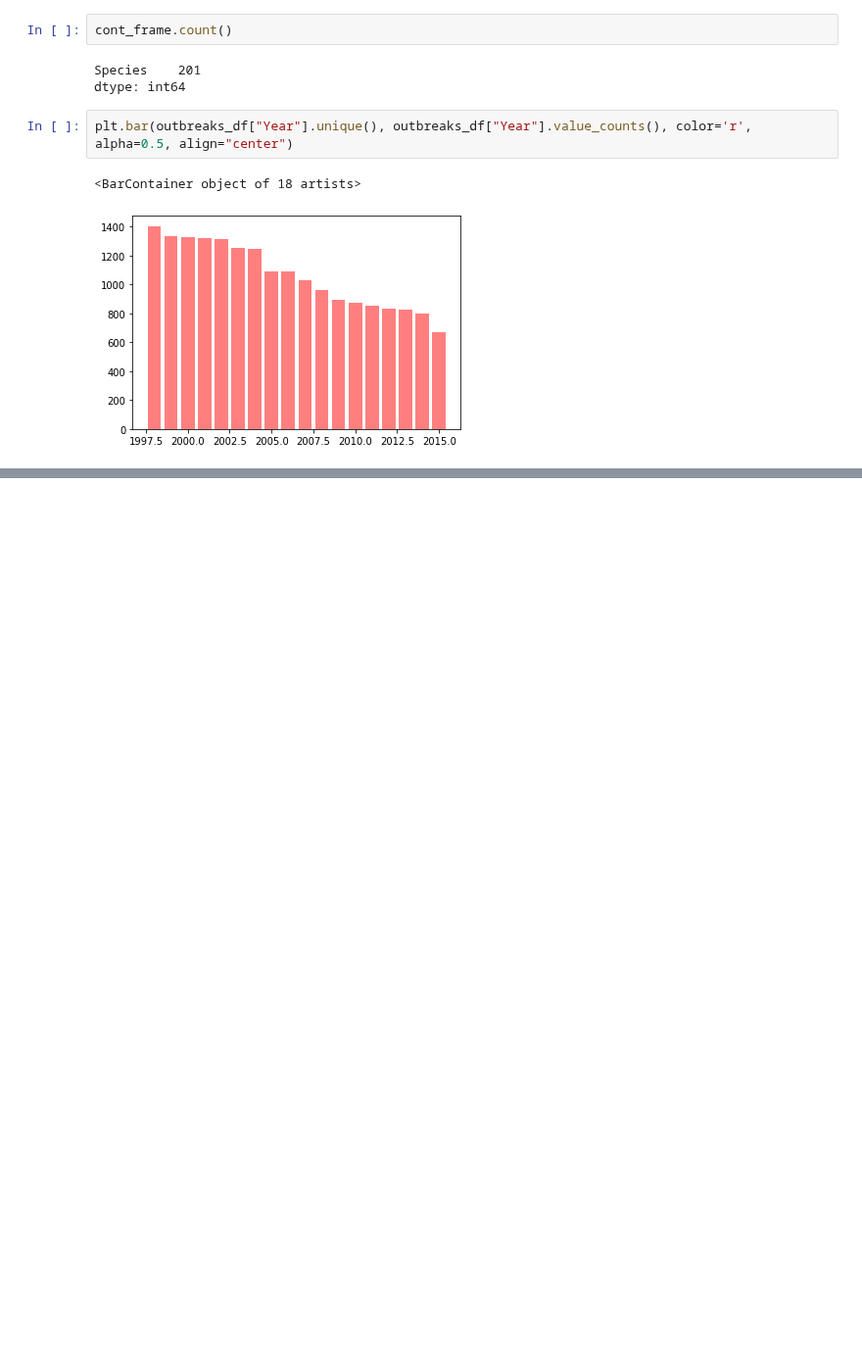
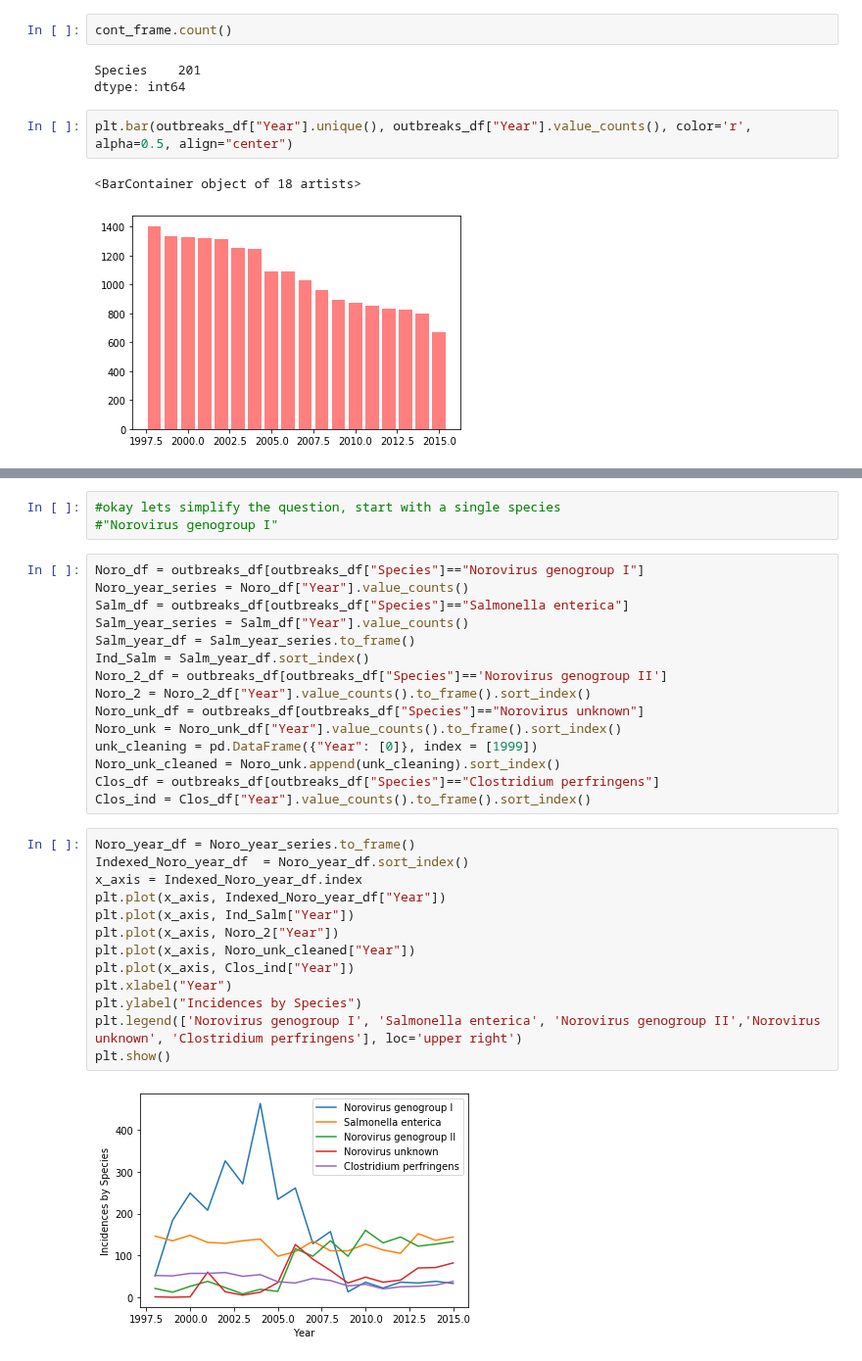
Before and after one commit to DINHC/foodborneillness, a Jupyter notebook: Foodborne_illness.ipynb, the cells around one changed output, grey strips where cells are left out. Shown at 98% size. Cells and saved outputs as stored; diff of their text form; blank space fills up the shorter version.

Commit message:
completed visualizations

```diff
--- a/Foodborne_illness.ipynb
+++ b/Foodborne_illness.ipynb
@@ -139,0 +163,33 @@ Name: Food, Length: 3127, dtype: int64
+# %%
+#okay lets simplify the question, start with a single species
+#"Norovirus genogroup I"
+# %%
+Noro_df = outbreaks_df[outbreaks_df["Species"]=="Norovirus genogroup I"]
+Noro_year_series = Noro_df["Year"].value_counts()
+Salm_df = outbreaks_df[outbreaks_df["Species"]=="Salmonella enterica"]
+Salm_year_series = Salm_df["Year"].value_counts()
+Salm_year_df = Salm_year_series.to_frame()
+Ind_Salm = Salm_year_df.sort_index()
+Noro_2_df = outbreaks_df[outbreaks_df["Species"]=='Norovirus genogroup II']
+Noro_2 = Noro_2_df["Year"].value_counts().to_frame().sort_index()
+Noro_unk_df = outbreaks_df[outbreaks_df["Species"]=="Norovirus unknown"]
+Noro_unk = Noro_unk_df["Year"].value_counts().to_frame().sort_index()
+unk_cleaning = pd.DataFrame({"Year": [0]}, index = [1999])
+Noro_unk_cleaned = Noro_unk.append(unk_cleaning).sort_index()
+Clos_df = outbreaks_df[outbreaks_df["Species"]=="Clostridium perfringens"]
+Clos_ind = Clos_df["Year"].value_counts().to_frame().sort_index()
+# %%
+Noro_year_df = Noro_year_series.to_frame()
+Indexed_Noro_year_df  = Noro_year_df.sort_index()
+x_axis = Indexed_Noro_year_df.index
+plt.plot(x_axis, Indexed_Noro_year_df["Year"])
+plt.plot(x_axis, Ind_Salm["Year"])
+plt.plot(x_axis, Noro_2["Year"])
+plt.plot(x_axis, Noro_unk_cleaned["Year"])
+plt.plot(x_axis, Clos_ind["Year"])
+plt.xlabel("Year")
+plt.ylabel("Incidences by Species")
+plt.legend(['Norovirus genogroup I', 'Salmonella enterica', 'Norovirus genogroup II','Norovirus unknown', 'Clostridium perfringens'], loc='upper right')
+plt.show()
+# %% [output]
+[figure, added]
```
Also changed, not shown: parts of 14 cells of this notebook.
